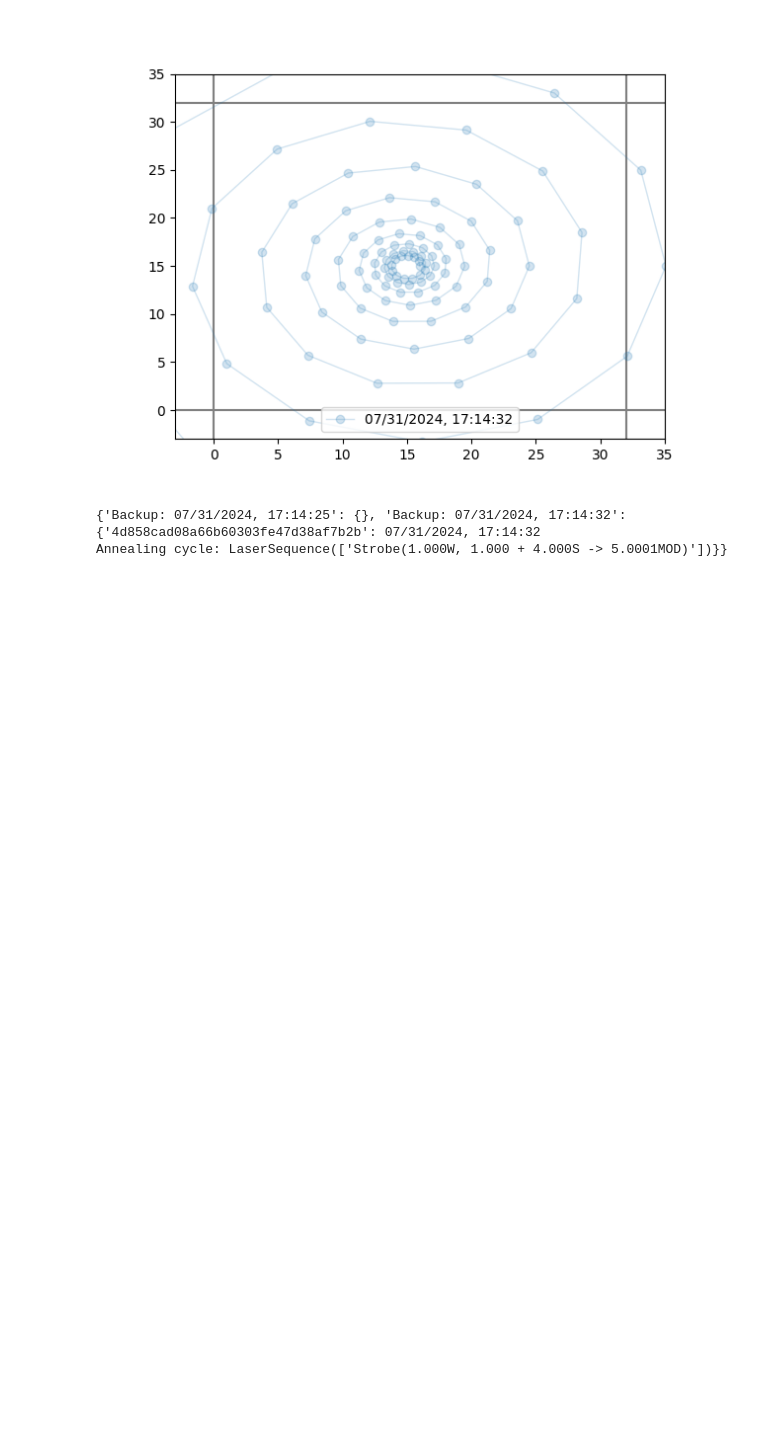
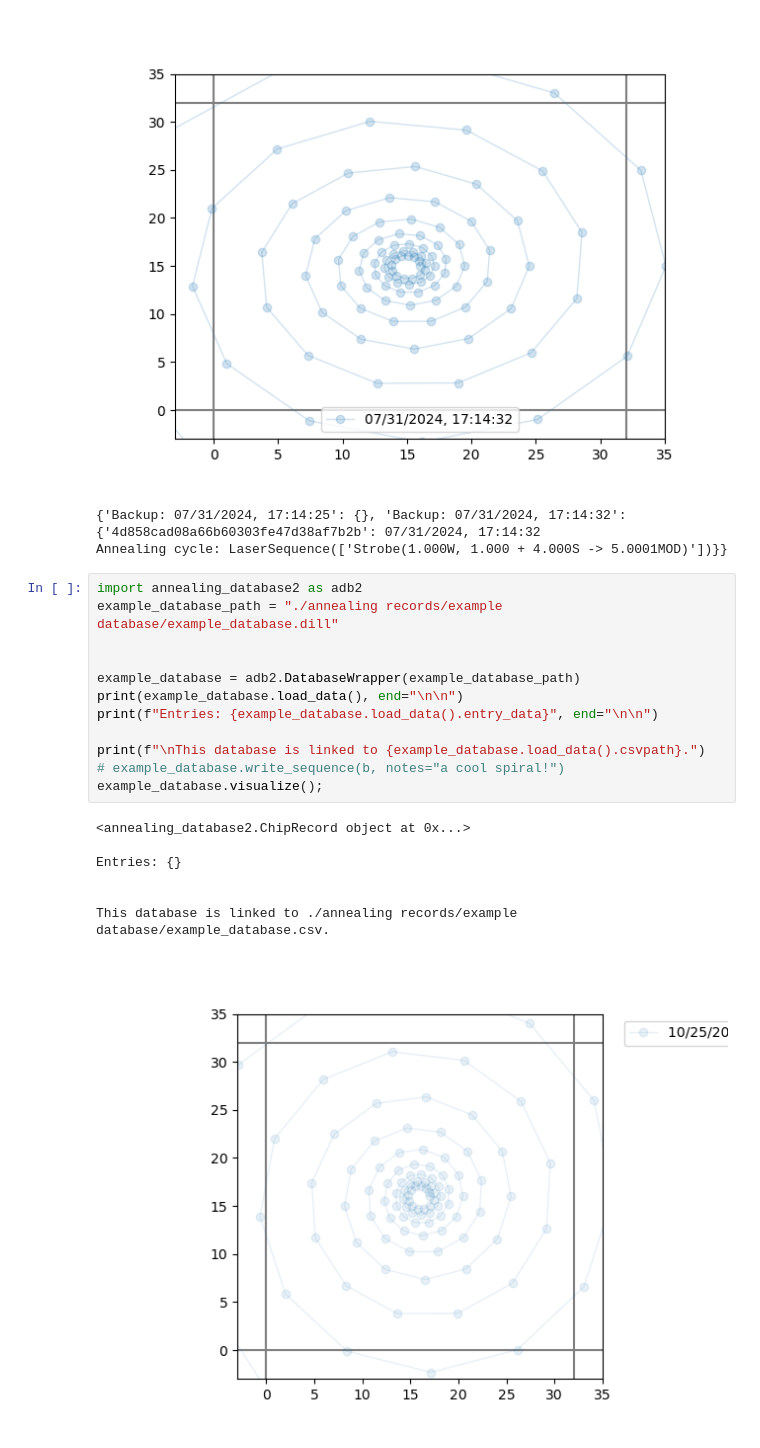
Before and after one commit to Atzphere/EDET80k_Damage, a Jupyter notebook: Lasing Analysis/apps/Simulation and BeamLib/Simulation Workflow.ipynb, the cells around one changed output. Saved outputs shown, nothing was run; the diff lists cells and outputs as text; blank space fills up the shorter version.

```diff
--- a/Lasing Analysis/apps/Simulation and BeamLib/Simulation Workflow.ipynb
+++ b/Lasing Analysis/apps/Simulation and BeamLib/Simulation Workflow.ipynb
@@ -61,3 +61,23 @@ print(test_chip.load_data().backups)
 [figure]
 {'Backup: 07/31/2024, 17:14:25': {}, 'Backup: 07/31/2024, 17:14:32': {'4d858cad08a66b60303fe47d38af7b2b': 07/31/2024, 17:14:32
 Annealing cycle: LaserSequence(['Strobe(1.000W, 1.000 + 4.000S -> 5.0001MOD)'])}}
+# %%
+import annealing_database2 as adb2
+example_database_path = "./annealing records/example database/example_database.dill"
+
+
+example_database = adb2.DatabaseWrapper(example_database_path)
+print(example_database.load_data(), end="\n\n")
+print(f"Entries: {example_database.load_data().entry_data}", end="\n\n")
+
+print(f"\nThis database is linked to {example_database.load_data().csvpath}.")
+# example_database.write_sequence(b, notes="a cool spiral!")
+example_database.visualize();
+# %% [output]
+<annealing_database2.ChipRecord object at 0x...>
+
+Entries: {}
+
+
+This database is linked to ./annealing records/example database/example_database.csv.
+[figure, added]
```
Also changed, not shown: parts of 1 cell of this notebook, 32 other files.
